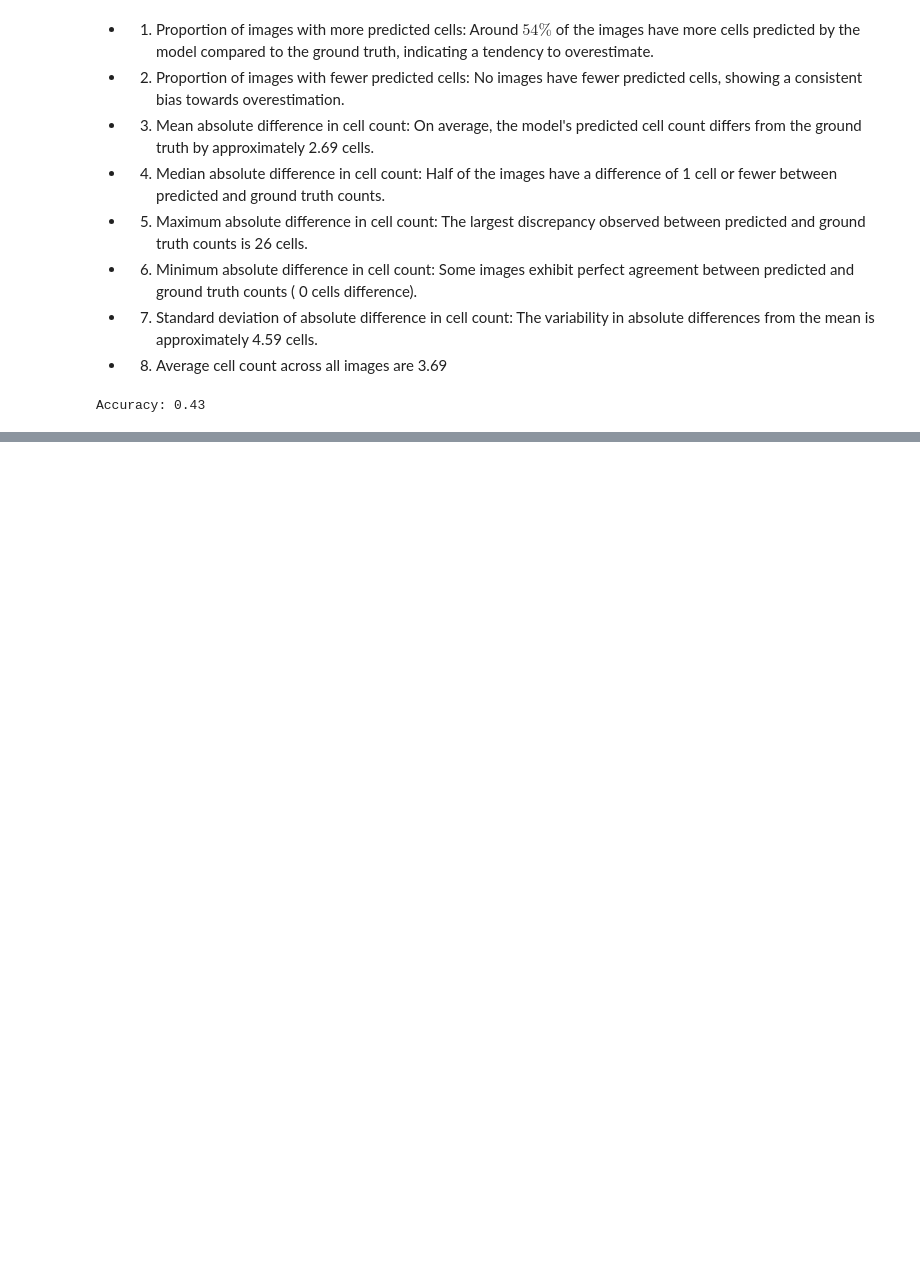
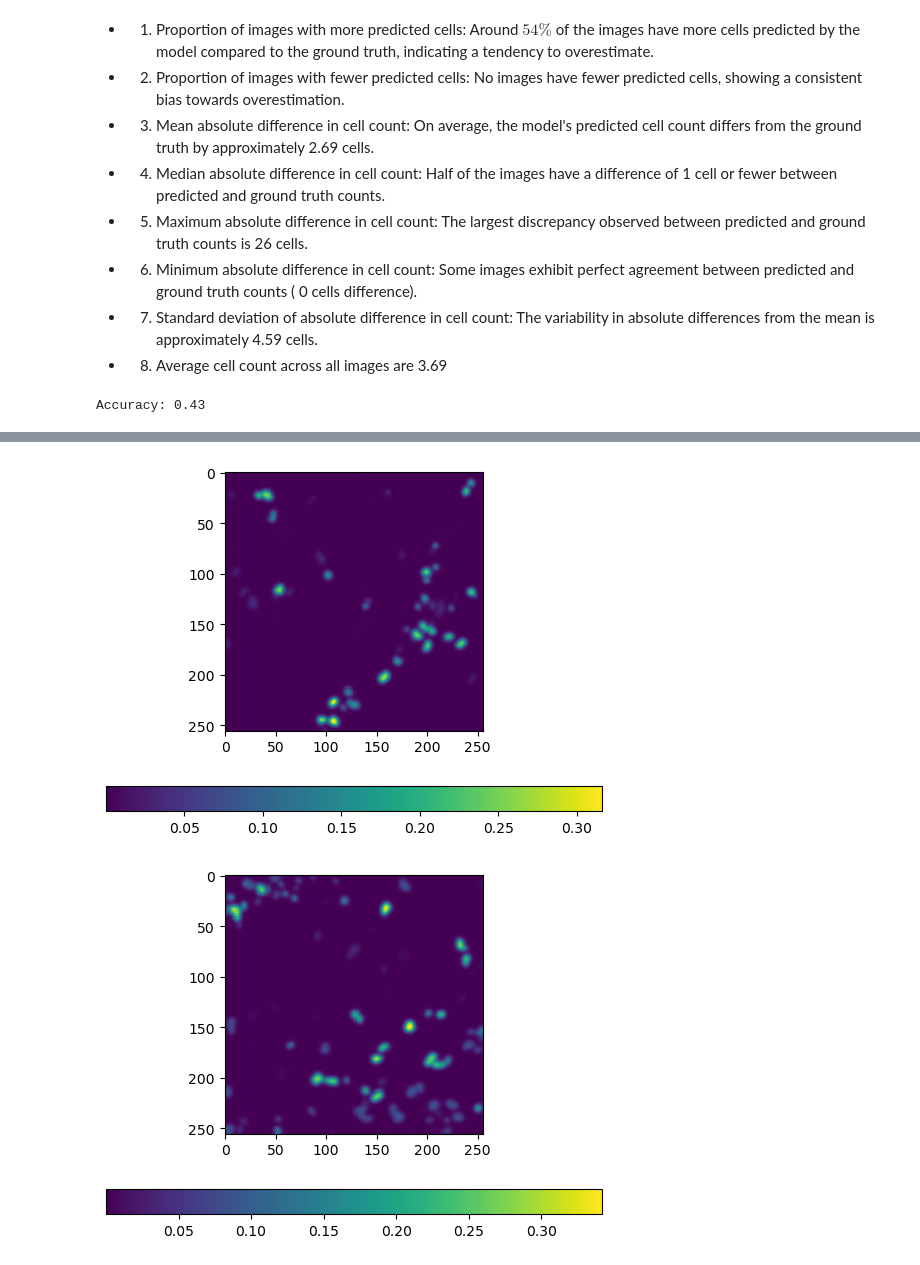
Before and after one commit to Marcusnsr/Bachelor, a Jupyter notebook: Timm_U_net_BN_V2.ipynb, the cells around one changed output, grey strips where cells are left out. Saved outputs shown, nothing was run; the diff lists cells and outputs as text; code cells hidden in the pictures; blank space fills up the shorter version.

```diff
--- a/Timm_U_net_BN_V2.ipynb
+++ b/Timm_U_net_BN_V2.ipynb
@@ -407,3 +405,17 @@ accuracy = num_correct / len(differences)
 print(f"Accuracy: {accuracy:.2f}")
 # %% [output]
 Accuracy: 0.43
+# %%
+def generate_probability_heatmaps(learner, dl, class_idx=1):
+    learner.model.eval()  # Ensure the model is in evaluation mode
+    preds, _ = learner.get_preds(dl=dl, with_decoded=False)  # Get raw predictions
+
+    # Extract the probability heatmaps for the specified class
+    heatmaps = preds[:, class_idx, :, :].cpu().numpy()
+    # Apply gaussian smoothing to the heatmaps
+    heatmaps = gaussian_filter(heatmaps, sigma=2)
+
+    # Return heatmaps and the original images
+    return heatmaps
+
+heatmaps = generate_probability_heatmaps(learn_test, test_dls, class_idx=1)
@@ -409,0 +424,17 @@ Accuracy: 0.43
+# %%
+def show_heatmap(heatmap, ax=None):
+    if ax is None:
+        ax = plt.gca()
+    im = ax.imshow(heatmap, cmap='viridis', interpolation='nearest')
+    plt.colorbar(im, orientation='horizontal')
+    plt.show()
+
+single_image_heatmap = heatmaps[0]
+show_heatmap(single_image_heatmap)
+
+# Show another heatmap
+another_image_heatmap = heatmaps[198]
+show_heatmap(another_image_heatmap)
+# %% [output]
+[figure, added]
+[figure, added]
```
Also changed, not shown: parts of 4 cells of this notebook, 8 other files.
